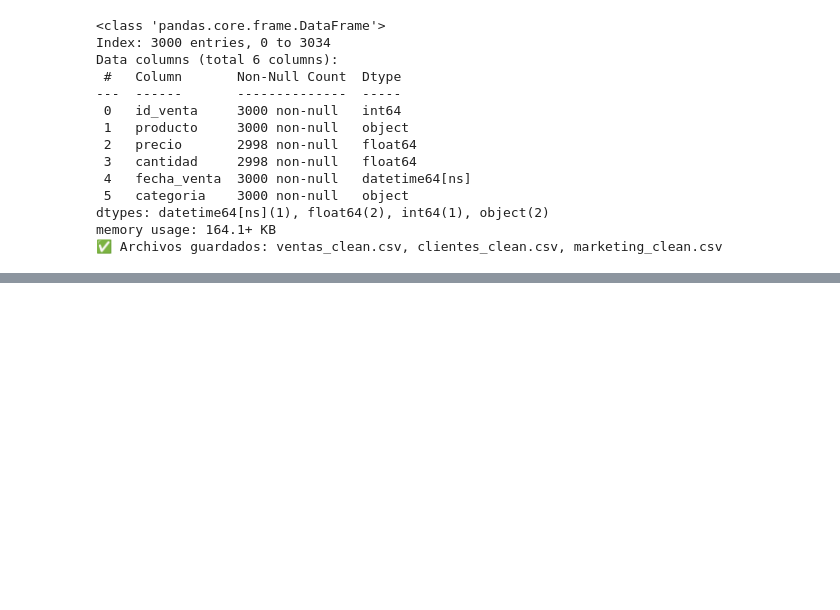
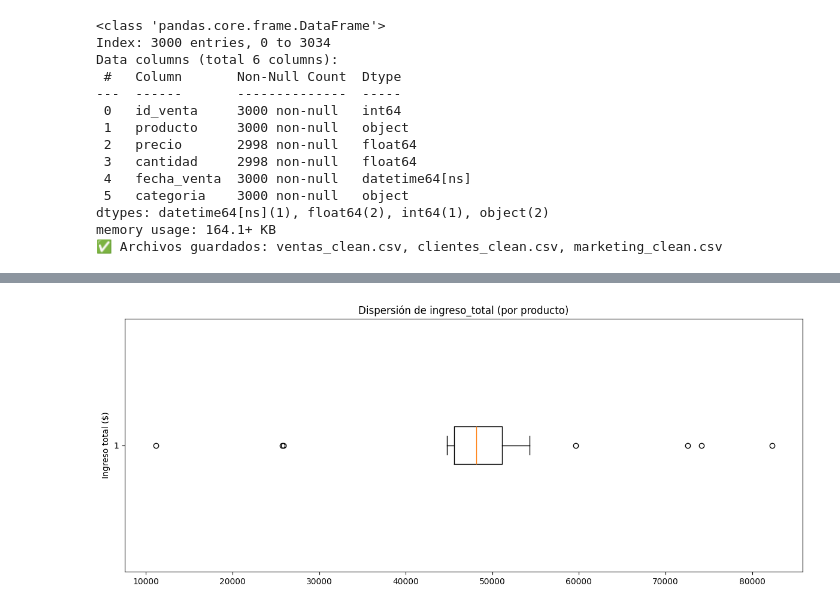
Before and after one commit to gonzagomezouton-cell/entrega_final_gonzalo_gomez_outon_analisis_de_datos, a Jupyter notebook: Entrega_final_Gonzalo_Gomez_Outon.ipynb, the cells around one changed output, grey strips where cells are left out. Drawn from its saved outputs; the diff is of its cells as text; code cells hidden in the pictures; blank space fills up the shorter version.

```diff
--- a/Entrega_final_Gonzalo_Gomez_Outon.ipynb
+++ b/Entrega_final_Gonzalo_Gomez_Outon.ipynb
@@ -706,0 +698,34 @@ print(reporte_calidad_global([ventas_clean, clientes_clean, marketing_clean],["V
+# %%
+# 2) Transformación de Datos — Productos de alto rendimiento
+
+ventas_perf = ventas_clean.assign(
+    ingreso = ventas_clean["precio"] * ventas_clean["cantidad"]
+)
+
+print("\n=== Vista previa: ventas_perf con columna 'ingreso' ===")
+display(ventas_perf.head())
+
+resumen_prod = (
+    ventas_perf
+    .groupby("producto", as_index=False)
+    .agg(
+        ingreso_total=('ingreso', 'sum'),
+        unidades=('cantidad', 'sum'),
+        precio_promedio=('precio', 'mean'),
+        registros=('ingreso', 'size')
+    )
+)
+
+print("\n=== Resumen por producto ===")
+display(resumen_prod.head())
+
+p80_ingreso = resumen_prod["ingreso_total"].quantile(0.80)
+
+ventas_top = (
+    resumen_prod
+    .query("ingreso_total >= @p80_ingreso")
+    .sort_values(["ingreso_total", "unidades"], ascending=False)
+)
+
+print("\n=== Productos de alto rendimiento (TOP 20%) ===")
+display(ventas_top)
@@ -717,0 +955,13 @@ print(reporte_calidad_global([ventas_clean, clientes_clean, marketing_clean],["V
+# %%
+#Boxplot: dispersión de ingreso_total (por producto)
+
+vals = resumen_prod['ingreso_total'].dropna(),
+
+plt.figure(figsize=(12, 5))
+plt.boxplot(vals, vert=False)
+plt.title('Dispersión de ingreso_total (por producto)')
+plt.ylabel('Ingreso total ($)')
+plt.tight_layout()
+plt.show()
+# %% [output]
+[figure, added]
```
Also changed, not shown: parts of 50 cells of this notebook.
